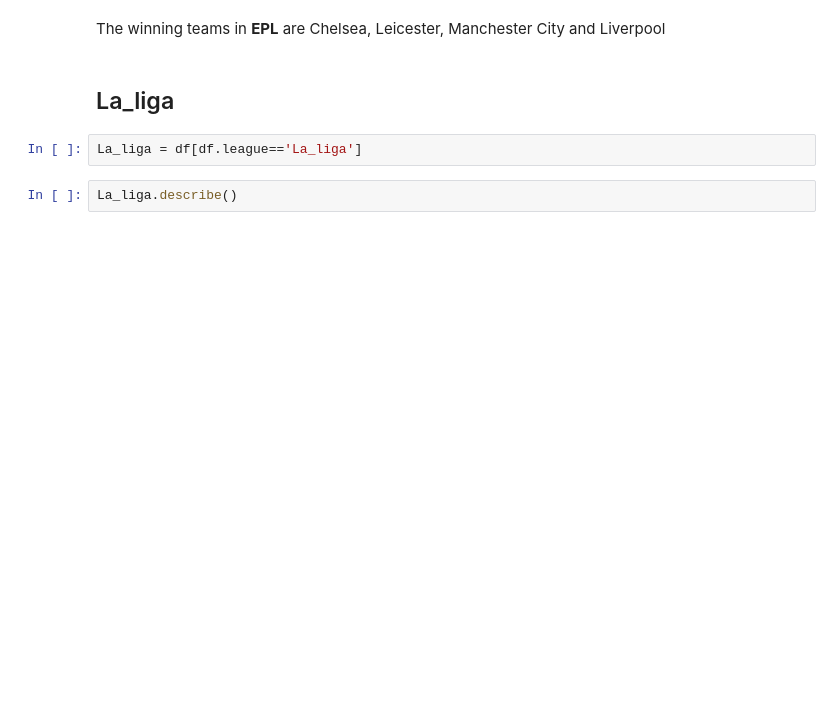
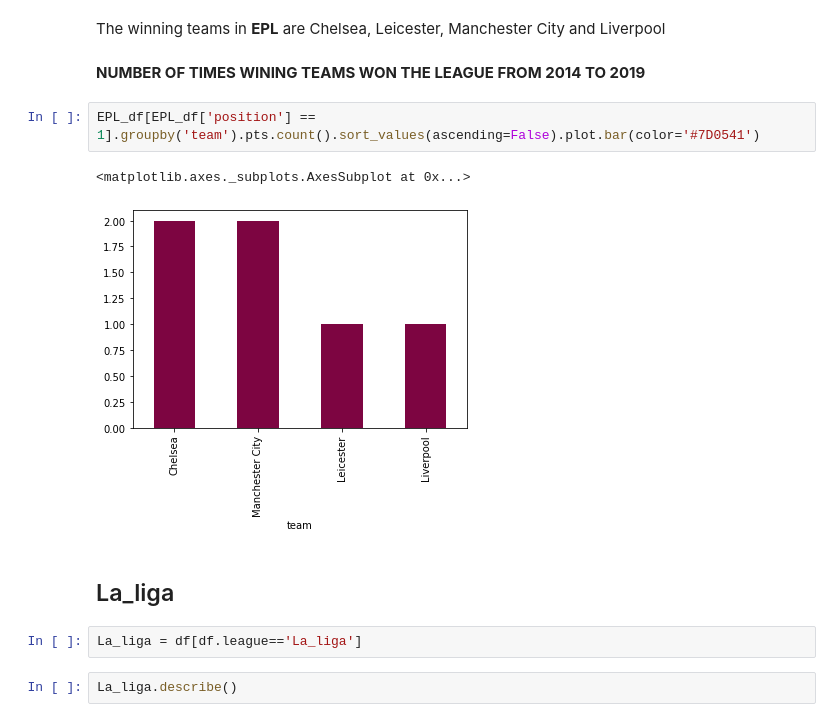
Before and after one commit to nafsahmad/Expected-Goals-and-Other-Metrics, a Jupyter notebook: Exploratory_Data_Analysis.ipynb, the cells around one changed output. Cells and saved outputs as stored; diff of their text form; blank space fills up the shorter version.

```diff
--- a/Exploratory_Data_Analysis.ipynb
+++ b/Exploratory_Data_Analysis.ipynb
@@ -181,5 +191,12 @@ EPL_df[EPL_df['position'] == 1].groupby('team').pts.count().sort_values(ascendin
 # %% [markdown]
 The winning teams in __EPL__ are Chelsea, Leicester, Manchester City and Liverpool
+# %% [markdown]
+**NUMBER OF TIMES WINING TEAMS WON THE LEAGUE FROM 2014 TO 2019**
+# %%
+EPL_df[EPL_df['position'] == 1].groupby('team').pts.count().sort_values(ascending=False).plot.bar(color='#7D0541')
+# %% [output]
+<matplotlib.axes._subplots.AxesSubplot at 0x...>
+[figure, added]
 # %% [markdown]
 ## La_liga
 # %%
```
Also changed, not shown: parts of 38 cells of this notebook.
